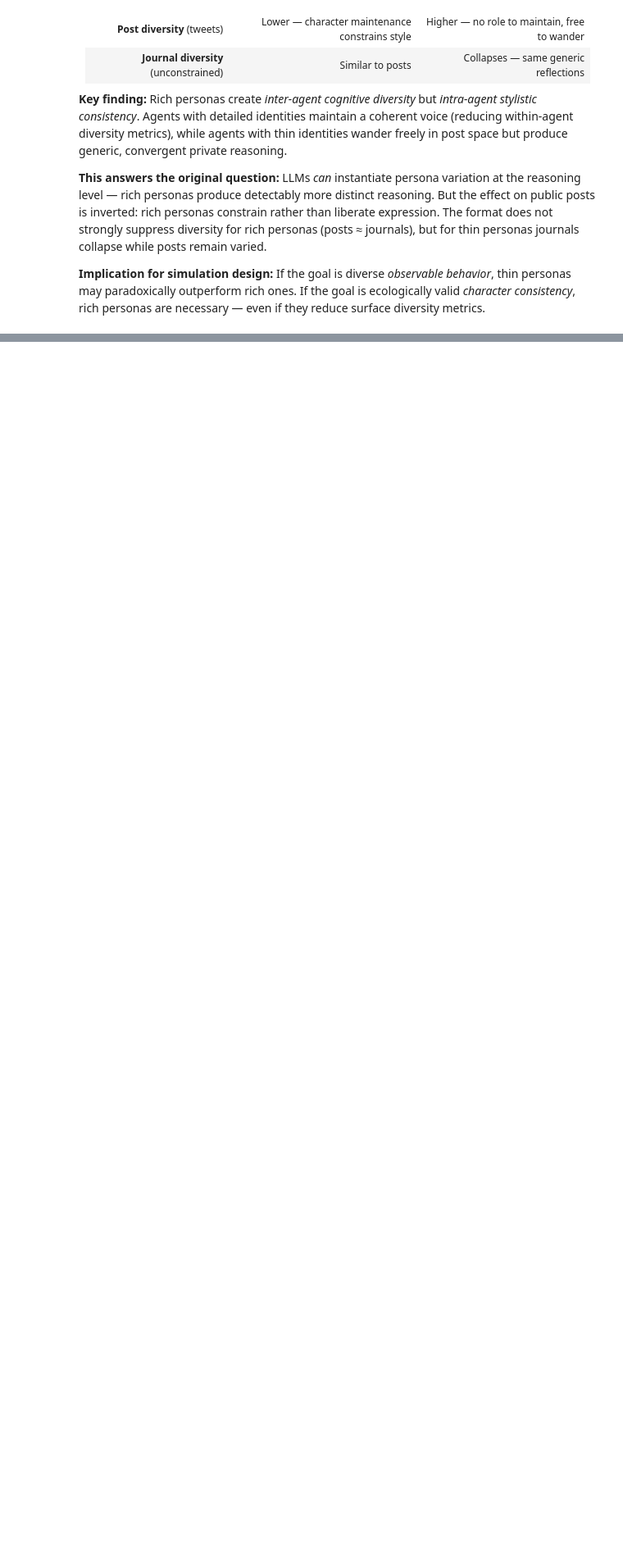
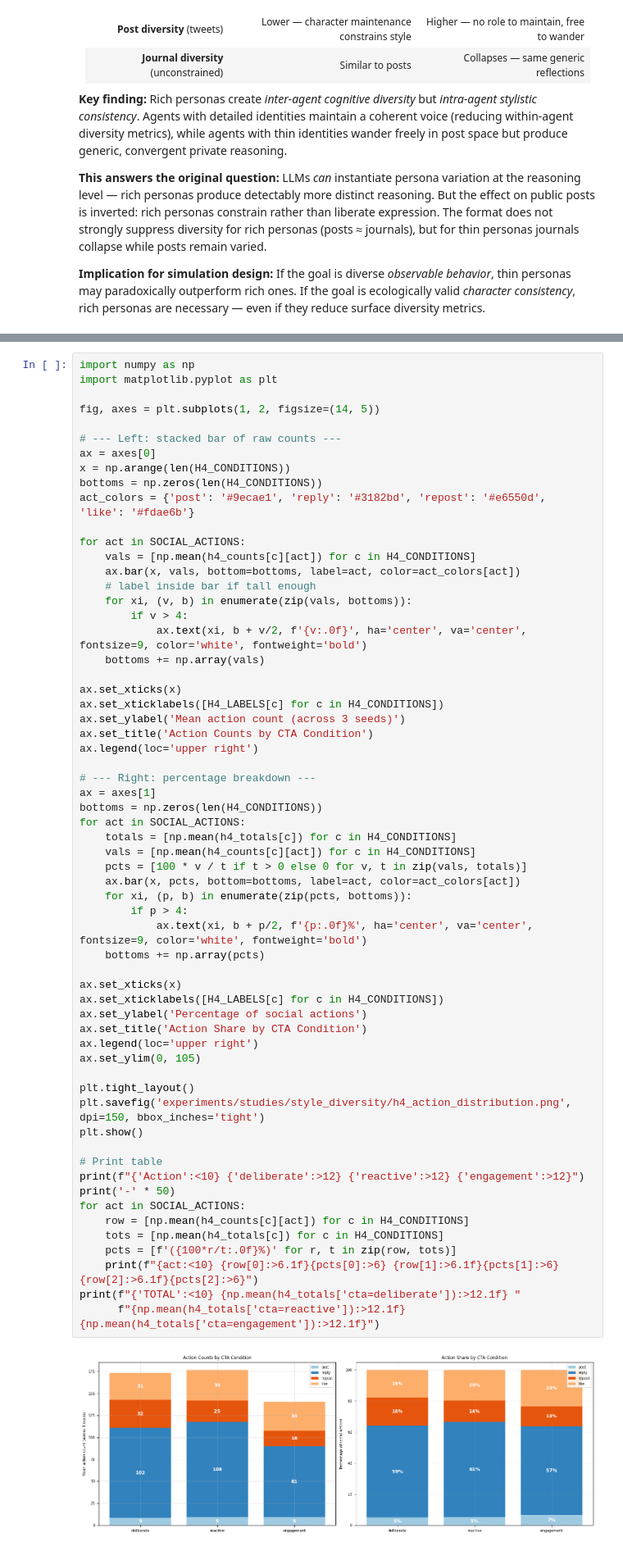
Before and after one commit to sandbox-social/silisocs, a Jupyter notebook: experiments/studies/style_diversity/notebook.ipynb, the cells around one changed output, grey strips where cells are left out. Shown at 82% size. Cells and saved outputs as stored; diff of their text form; blank space fills up the shorter version.

```diff
--- a/experiments/studies/style_diversity/notebook.ipynb
+++ b/experiments/studies/style_diversity/notebook.ipynb
@@ -1135,0 +1329,63 @@ print("Saved figure_composite.pdf / .png")
+# %%
+import numpy as np
+import matplotlib.pyplot as plt
+
+fig, axes = plt.subplots(1, 2, figsize=(14, 5))
+
+# --- Left: stacked bar of raw counts ---
+ax = axes[0]
+x = np.arange(len(H4_CONDITIONS))
+bottoms = np.zeros(len(H4_CONDITIONS))
+act_colors = {'post': '#9ecae1', 'reply': '#3182bd', 'repost': '#e6550d', 'like': '#fdae6b'}
+
+for act in SOCIAL_ACTIONS:
+    vals = [np.mean(h4_counts[c][act]) for c in H4_CONDITIONS]
+    ax.bar(x, vals, bottom=bottoms, label=act, color=act_colors[act])
+    # label inside bar if tall enough
+    for xi, (v, b) in enumerate(zip(vals, bottoms)):
+        if v > 4:
+            ax.text(xi, b + v/2, f'{v:.0f}', ha='center', va='center', fontsize=9, color='white', fontweight='bold')
+    bottoms += np.array(vals)
+
+ax.set_xticks(x)
+ax.set_xticklabels([H4_LABELS[c] for c in H4_CONDITIONS])
+ax.set_ylabel('Mean action count (across 3 seeds)')
+ax.set_title('Action Counts by CTA Condition')
+ax.legend(loc='upper right')
+
+# --- Right: percentage breakdown ---
+ax = axes[1]
+bottoms = np.zeros(len(H4_CONDITIONS))
+for act in SOCIAL_ACTIONS:
+    totals = [np.mean(h4_totals[c]) for c in H4_CONDITIONS]
+    vals = [np.mean(h4_counts[c][act]) for c in H4_CONDITIONS]
+    pcts = [100 * v / t if t > 0 else 0 for v, t in zip(vals, totals)]
+    ax.bar(x, pcts, bottom=bottoms, label=act, color=act_colors[act])
+    for xi, (p, b) in enumerate(zip(pcts, bottoms)):
+        if p > 4:
+            ax.text(xi, b + p/2, f'{p:.0f}%', ha='center', va='center', fontsize=9, color='white', fontweight='bold')
+    bottoms += np.array(pcts)
+
+ax.set_xticks(x)
+ax.set_xticklabels([H4_LABELS[c] for c in H4_CONDITIONS])
+ax.set_ylabel('Percentage of social actions')
+ax.set_title('Action Share by CTA Condition')
+ax.legend(loc='upper right')
+ax.set_ylim(0, 105)
+
+plt.tight_layout()
+plt.savefig('experiments/studies/style_diversity/h4_action_distribution.png', dpi=150, bbox_inches='tight')
+plt.show()
+
+# Print table
+print(f"{'Action':<10} {'deliberate':>12} {'reactive':>12} {'engagement':>12}")
+print('-' * 50)
+for act in SOCIAL_ACTIONS:
+    row = [np.mean(h4_counts[c][act]) for c in H4_CONDITIONS]
+    tots = [np.mean(h4_totals[c]) for c in H4_CONDITIONS]
+    pcts = [f'({100*r/t:.0f}%)' for r, t in zip(row, tots)]
+    print(f"{act:<10} {row[0]:>6.1f}{pcts[0]:>6} {row[1]:>6.1f}{pcts[1]:>6} {row[2]:>6.1f}{pcts[2]:>6}")
+print(f"{'TOTAL':<10} {np.mean(h4_totals['cta=deliberate']):>12.1f} "
+      f"{np.mean(h4_totals['cta=reactive']):>12.1f} {np.mean(h4_totals['cta=engagement']):>12.1f}")
+# %% [output]
+[figure, added]
```
Also changed, not shown: parts of 26 cells of this notebook, 5 other files.
